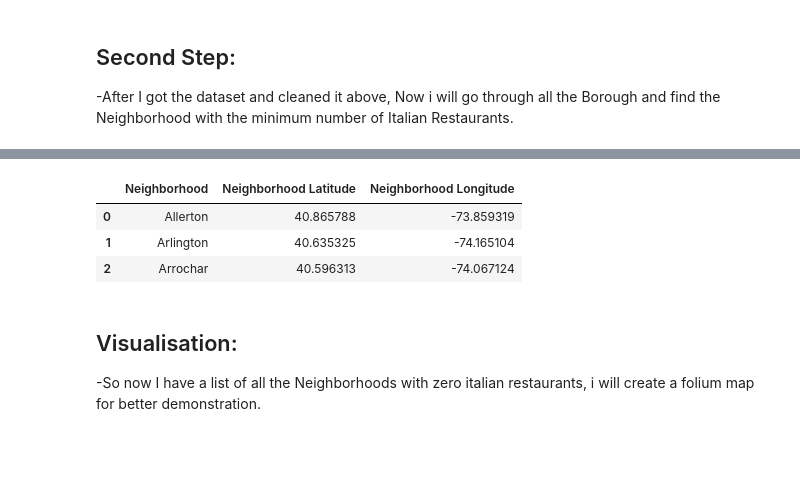
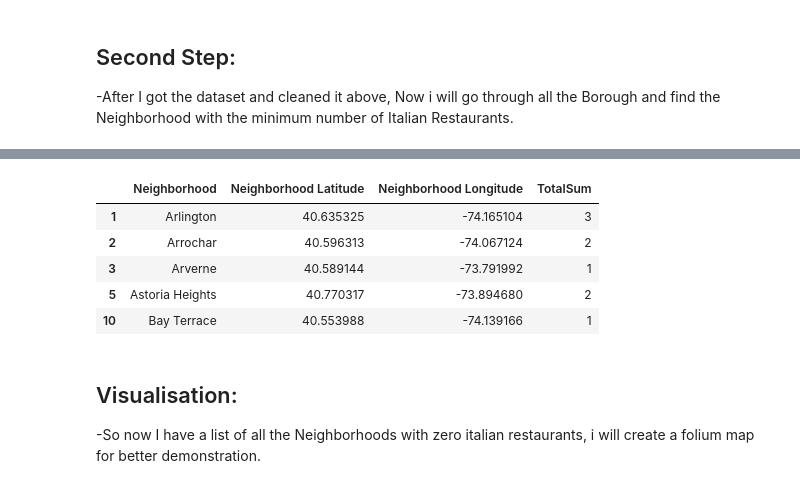
Before and after one commit to Cesar90ss/Capstone-DataScience, a Jupyter notebook: FinalProject.ipynb, the cells around one changed output, grey strips where cells are left out. Drawn from its saved outputs; the diff is of its cells as text; code cells hidden in the pictures; blank space fills up the shorter version.

```diff
--- a/FinalProject.ipynb
+++ b/FinalProject.ipynb
@@ -188,12 +196,22 @@ def get_neighborhoods_zero_italian_restaurants(venues):
 # %%
 #Get a list of all the neighborhoods who have 0 italian restaurnts
-neighborhood_zero_italian_restaurant=get_neighborhoods_zero_italian_restaurants(All_venues).reset_index(drop = True)
-neighborhood_zero_italian_restaurant.head(3)
+#neighborhood_zero_italian_restaurant=get_neighborhoods_zero_italian_restaurants(All_venues).reset_index(drop = True)
+
+#Only selecting necessary columns
+neighborhood_zero_italian_restaurant=neighborhood_zero_italian_restaurant[['Neighborhood', 'Neighborhood Latitude', 'Neighborhood Longitude','TotalSum']]
+
+numberOFRequiredRestaurants=5
+#Selecting Neighborhoods with number of restaurants less than 5
+neighborhood_zero_italian_restaurant=neighborhood_zero_italian_restaurant.loc[(neighborhood_zero_italian_restaurant['TotalSum'] <numberOFRequiredRestaurants)]
+
+neighborhood_zero_italian_restaurant.head(5)
 # %% [output]
-|  | Neighborhood | Neighborhood Latitude | Neighborhood Longitude |
-| 0 | Allerton | 40.865788 | -73.859319 |
-| 1 | Arlington | 40.635325 | -74.165104 |
-| 2 | Arrochar | 40.596313 | -74.067124 |
+|  | Neighborhood | Neighborhood Latitude | Neighborhood Longitude | TotalSum |
+| 1 | Arlington | 40.635325 | -74.165104 | 3 |
+| 2 | Arrochar | 40.596313 | -74.067124 | 2 |
+| 3 | Arverne | 40.589144 | -73.791992 | 1 |
+| 5 | Astoria Heights | 40.770317 | -73.894680 | 2 |
+| 10 | Bay Terrace | 40.553988 | -74.139166 | 1 |
 # %% [markdown]
 ## Visualisation:
 -So now I have a list of all the Neighborhoods with zero italian restaurants, i will create a folium map for better demonstration.<br/>
```
Also changed, not shown: parts of 4 cells of this notebook.
